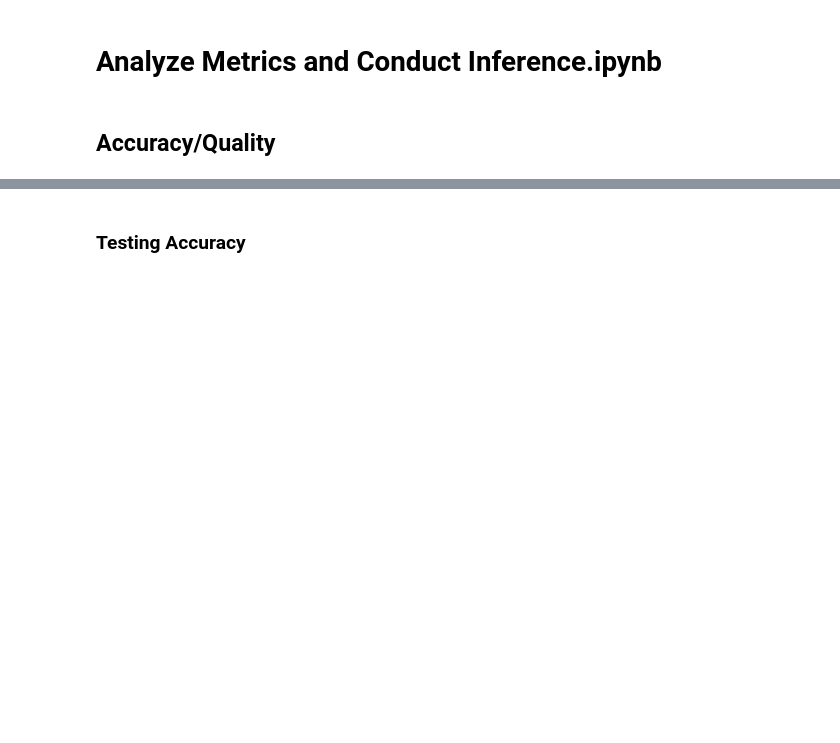
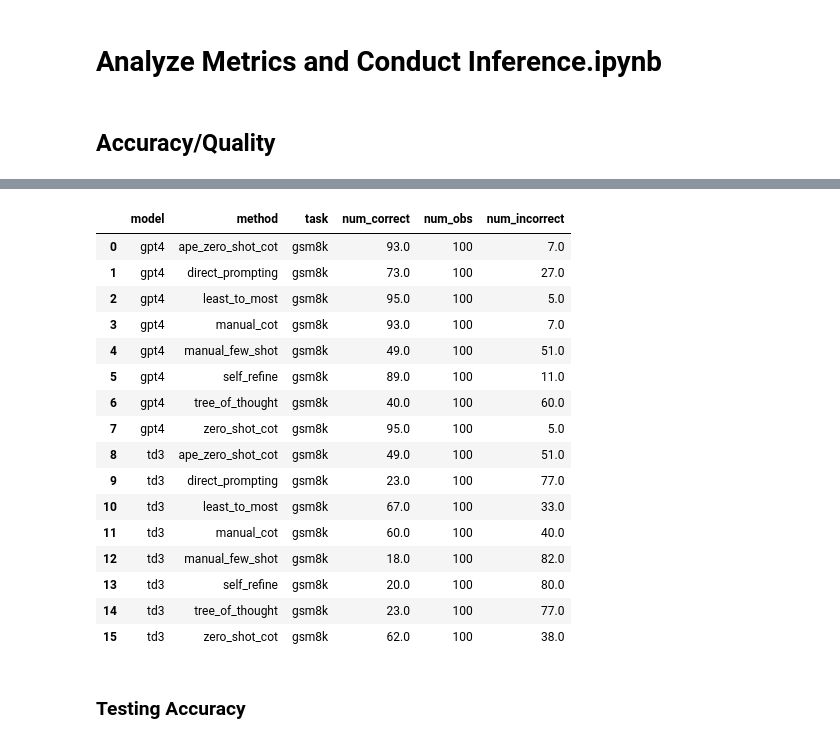
Before and after one commit to ijyliu/anlp23-project, a Jupyter notebook: Data/06 - Analyze Metrics and Conduct Inference.ipynb, the cells around one changed output, grey strips where cells are left out. Drawn from its saved outputs; the diff is of its cells as text; code cells hidden in the pictures; blank space fills up the shorter version.

```diff
--- a/Data/06 - Analyze Metrics and Conduct Inference.ipynb
+++ b/Data/06 - Analyze Metrics and Conduct Inference.ipynb
@@ -47,21 +96,39 @@ avg_accuracy_quality_pivot.to_latex('../Output/avg_accuracy_quality_pivot.tex',
 # %%
 # Perform McNemar's Test on GSM8k data
 
 # Get in terms of number of questions answered correctly: sum accuracy_quality column by model, method, task
-gsm8k_num_correct= gsm8k_data[['model', 'method', 'task', 'accuracy_quality']].groupby(['model', 'method', 'task']).sum()['accuracy_quality'].reset_index()
+gsm8k_num_correct= gsm8k_data[['model', 'method', 'task', 'correct']].groupby(['model', 'method', 'task']).sum()['correct'].reset_index()
 # Rename column to num_correct
-gsm8k_num_correct = gsm8k_num_correct.rename(columns={'accuracy_quality': 'num_correct'})
+gsm8k_num_correct = gsm8k_num_correct.rename(columns={'correct': 'num_correct'})
 
 # Make another table with counts of questions missed (number of observations minus accuracy_quality sum) by model, method, task
-gsm8k_num_obs = gsm8k_data[['model', 'method', 'task', 'accuracy_quality']].groupby(['model', 'method', 'task']).count()['accuracy_quality'].reset_index()
+gsm8k_num_obs = gsm8k_data[['model', 'method', 'task', 'correct']].groupby(['model', 'method', 'task']).count()['correct'].reset_index()
 # Rename column to num_obs
-gsm8k_num_obs = gsm8k_num_obs.rename(columns={'accuracy_quality': 'num_obs'})
+gsm8k_num_obs = gsm8k_num_obs.rename(columns={'correct': 'num_obs'})
 # Join together by model, method, task
 gsm8k_correct_incorrect_obs = gsm8k_num_correct.merge(gsm8k_num_obs, on=['model', 'method', 'task'], how='left')
 # Table should have model, method, task, num_correct, num_incorrect, num_obs
 gsm8k_correct_incorrect_obs['num_incorrect'] = gsm8k_correct_incorrect_obs['num_obs'] - gsm8k_correct_incorrect_obs['num_correct']
 
 gsm8k_correct_incorrect_obs
+# %% [output]
+|  | model | method | task | num_correct | num_obs | num_incorrect |
+| 0 | gpt4 | ape_zero_shot_cot | gsm8k | 93.0 | 100 | 7.0 |
+| 1 | gpt4 | direct_prompting | gsm8k | 73.0 | 100 | 27.0 |
+| 2 | gpt4 | least_to_most | gsm8k | 95.0 | 100 | 5.0 |
+| 3 | gpt4 | manual_cot | gsm8k | 93.0 | 100 | 7.0 |
+| 4 | gpt4 | manual_few_shot | gsm8k | 49.0 | 100 | 51.0 |
+| 5 | gpt4 | self_refine | gsm8k | 89.0 | 100 | 11.0 |
+| 6 | gpt4 | tree_of_thought | gsm8k | 40.0 | 100 | 60.0 |
+| 7 | gpt4 | zero_shot_cot | gsm8k | 95.0 | 100 | 5.0 |
+| 8 | td3 | ape_zero_shot_cot | gsm8k | 49.0 | 100 | 51.0 |
+| 9 | td3 | direct_prompting | gsm8k | 23.0 | 100 | 77.0 |
+| 10 | td3 | least_to_most | gsm8k | 67.0 | 100 | 33.0 |
+| 11 | td3 | manual_cot | gsm8k | 60.0 | 100 | 40.0 |
+| 12 | td3 | manual_few_shot | gsm8k | 18.0 | 100 | 82.0 |
+| 13 | td3 | self_refine | gsm8k | 20.0 | 100 | 80.0 |
+| 14 | td3 | tree_of_thought | gsm8k | 23.0 | 100 | 77.0 |
+| 15 | td3 | zero_shot_cot | gsm8k | 62.0 | 100 | 38.0 |
 # %% [markdown]
 ### Testing Accuracy
 # %%
```
Also changed, not shown: parts of 9 cells of this notebook, 3 other files.
